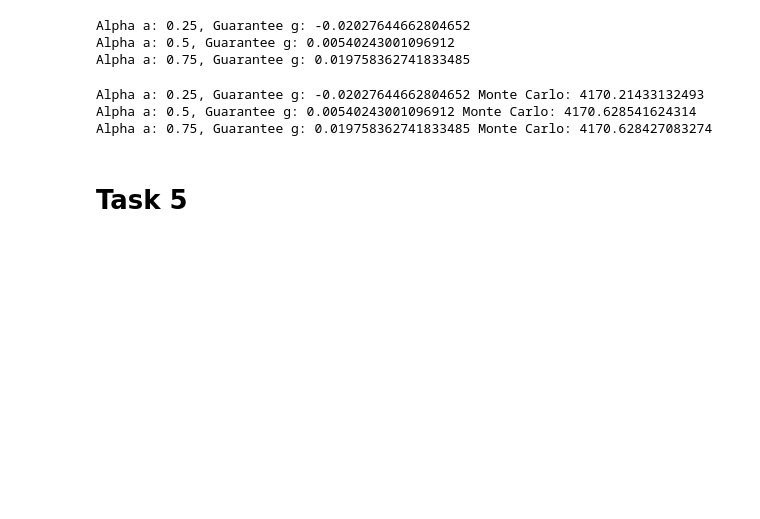
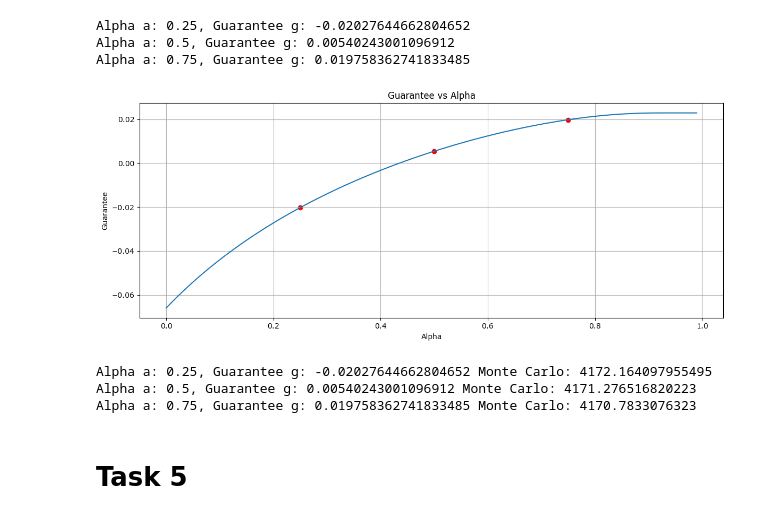
Before and after one commit to Thaigithub/UTS_FDSP_Assignment_Group, a Jupyter notebook: main.ipynb, the cells around one changed output. Drawn from its saved outputs; the diff is of its cells as text; code cells hidden in the pictures; blank space fills up the shorter version.

```diff
--- a/main.ipynb
+++ b/main.ipynb
@@ -349,26 +379,68 @@ for couple in guarantees:
 Alpha a: 0.25, Guarantee g: -0.02027644662804652
 Alpha a: 0.5, Guarantee g: 0.00540243001096912
 Alpha a: 0.75, Guarantee g: 0.019758362741833485
+# %%
+def task_4_plot(couples):
+    alphas = np.linspace(0, 0.99, 100)
+    guarantees = [
+        (
+            task_4(
+                INDEX_LEVEL,
+                alpha,
+                0.05,
+                sum_vola[sum_vola["Maturity"] == MATURITY].iloc[0, 2],
+            ),
+        )
+        for alpha in alphas
+    ]
+    plt.figure(figsize=(12, 5))
+    plt.plot(alphas, guarantees)
+    plt.scatter(
+        [couple[0] for couple in couples],
+        [couple[1] for couple in couples],
+        color="red",
+    )
+    plt.title("Guarantee vs Alpha")
+    plt.xlabel("Alpha")
+    plt.ylabel("Guarantee")
+    plt.grid(True)
+    plt.tight_layout()
+    plt.show()
+
+
+task_4_plot(guarantees)
+# %% [output]
+[figure, added]
 # %%
 def Monte_Carlo(couple):
+    np.random.seed(0)
     [alpha, g] = couple
     today = TODAY
     maturity = MATURITY
     dfs = task_1_df.copy()
-    D_0T = dfs[dfs['Maturity']==maturity].iloc[0,1]
-    B_0T = dfs[dfs['Maturity']==maturity].iloc[0,2]
-    vol = sum_vola[sum_vola['Maturity']==MATURITY].iloc[0,2]
+    D_0T = dfs[dfs["Maturity"] == maturity].iloc[0, 1]
+    B_0T = dfs[dfs["Maturity"] == maturity].iloc[0, 2]
+    vol = sum_vola[sum_vola["Maturity"] == MATURITY].iloc[0, 2]
     TimeToMat = year_transform(today, maturity)
     w = np.random.standard_normal(1000000)
-    ST = INDEX_LEVEL*(D_0T/B_0T)*np.exp(-0.5*vol+np.sqrt(vol)*w)
-    payoff = np.maximum(INDEX_LEVEL*np.exp(g*TimeToMat),(INDEX_LEVEL**(alpha))*(ST**(1-alpha)))
-    return B_0T*np.mean(payoff)
+    ST = INDEX_LEVEL * (D_0T / B_0T) * np.exp(-0.5 * vol + np.sqrt(vol) * w)
+    payoff = np.maximum(
+        INDEX_LEVEL * np.exp(g * TimeToMat),
+        (INDEX_LEVEL ** (alpha)) * (ST ** (1 - alpha)),
+    )
+    return B_0T * np.mean(payoff)
+
+
 for couple in guarantees:
-    print(f"Alpha a: {couple[0]},",f"Guarantee g: {couple[1]}", f"Monte Carlo: {Monte_Carlo(couple)}")
+    print(
+        f"Alpha a: {couple[0]},",
+        f"Guarantee g: {couple[1]}",
+        f"Monte Carlo: {Monte_Carlo(couple)}",
+    )
 # %% [output]
-Alpha a: 0.25, Guarantee g: -0.02027644662804652 Monte Carlo: 4170.21433132493
-Alpha a: 0.5, Guarantee g: 0.00540243001096912 Monte Carlo: 4170.628541624314
-Alpha a: 0.75, Guarantee g: 0.019758362741833485 Monte Carlo: 4170.628427083274
+Alpha a: 0.25, Guarantee g: -0.02027644662804652 Monte Carlo: 4172.164097955495
+Alpha a: 0.5, Guarantee g: 0.00540243001096912 Monte Carlo: 4171.276516820223
+Alpha a: 0.75, Guarantee g: 0.019758362741833485 Monte Carlo: 4170.7833076323
 # %% [markdown]
 # Task 5
 # %%
```
Also changed, not shown: parts of 5 cells of this notebook, 3 other files.
